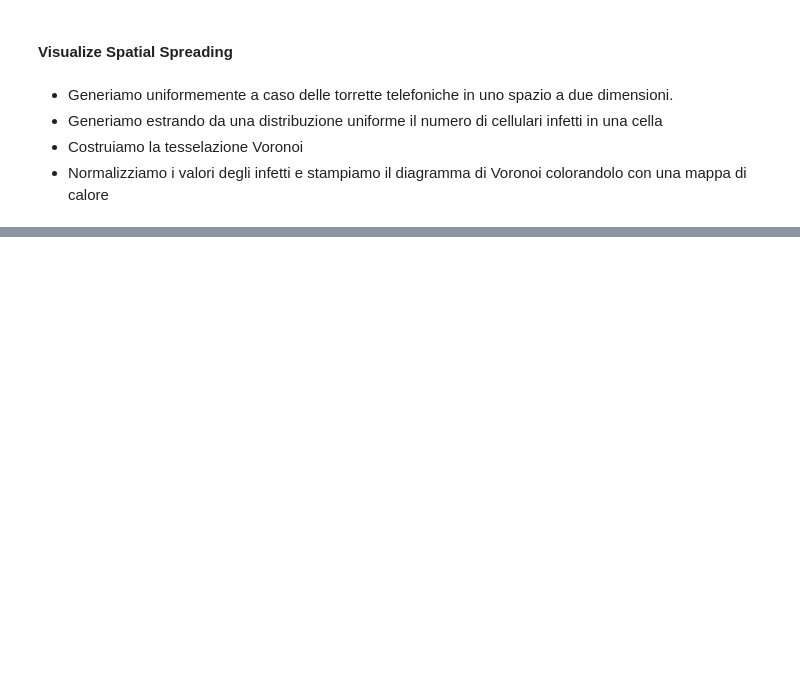
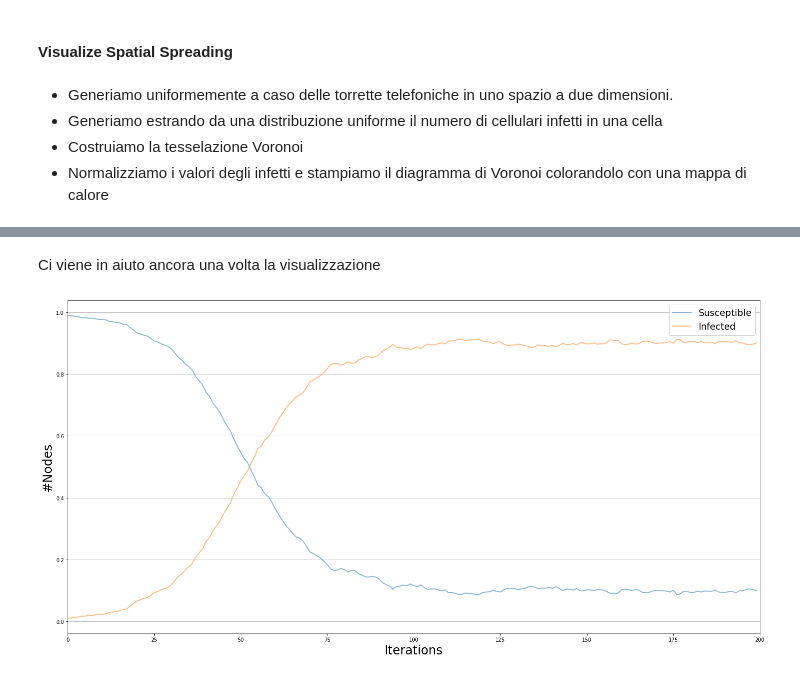
Before and after one commit to manuel-dileo/not-so-simple-graph-visualization, a Jupyter notebook: information-diffusion/basic_network_diffusion.ipynb, the cells around one changed output, grey strips where cells are left out. Drawn from its saved outputs; the diff is of its cells as text; code cells hidden in the pictures; blank space fills up the shorter version.

Commit message:
basic epidemics

```diff
--- a/information-diffusion/basic_network_diffusion.ipynb
+++ b/information-diffusion/basic_network_diffusion.ipynb
@@ -140,0 +173,8 @@ plt.show()
+# %%
+#Create the epidemic model
+model = ep.SISModel(g)
+
+#Display model parameters and statuses
+print(json.dumps(model.parameters, indent=2))
+print()
+print('Statuses: ',model.available_statuses)
@@ -140,0 +199,8 @@ plt.show()
+# %%
+import ndlib.models.ModelConfig as mc
+
+cfg = mc.Configuration()
+cfg.add_model_parameter('beta', 0.001) # infection rate
+cfg.add_model_parameter('lambda', 0.01) # recovery rate
+cfg.add_model_parameter("percentage_infected", 0.01)
+model.set_initial_status(cfg)
@@ -140,0 +210,3 @@ plt.show()
+# %%
+iterations = model.iteration_bunch(200, node_status=True) #display status per node per iteration
+iterations[-1] #0: Susceptible, 1: Infected
@@ -140,0 +235,3 @@ plt.show()
+# %%
+trends = model.build_trends(iterations)
+trends #0: Susceptible, 1: Infected
@@ -140,0 +256,9 @@ plt.show()
+# %% [markdown]
+Ci viene in aiuto ancora una volta la visualizzazione
+# %%
+%matplotlib inline
+from ndlib.viz.mpl.DiffusionTrend import DiffusionTrend
+viz = DiffusionTrend(model, trends)
+viz.plot()
+# %% [output]
+[figure, added]
```
Also changed, not shown: parts of 18 cells of this notebook.
